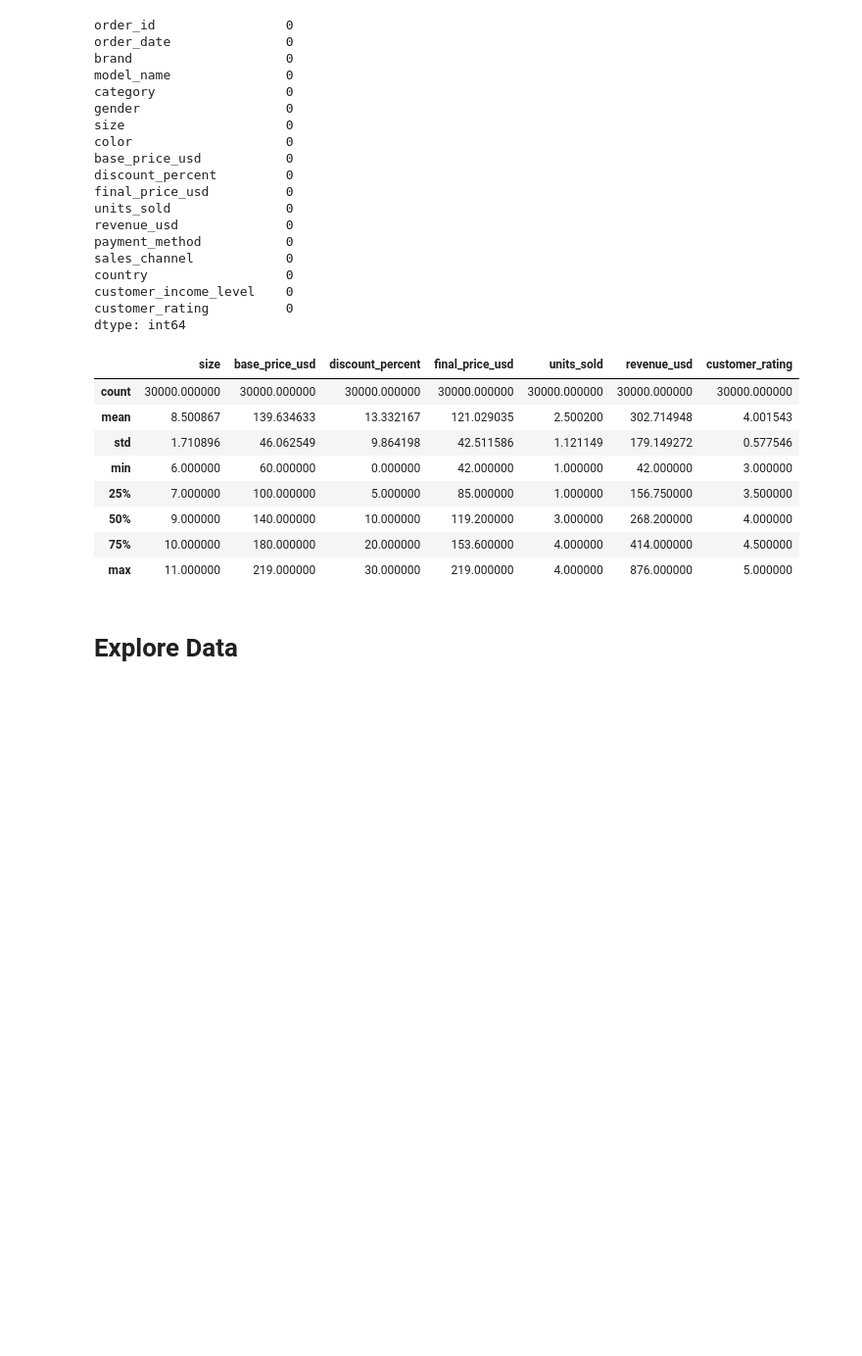
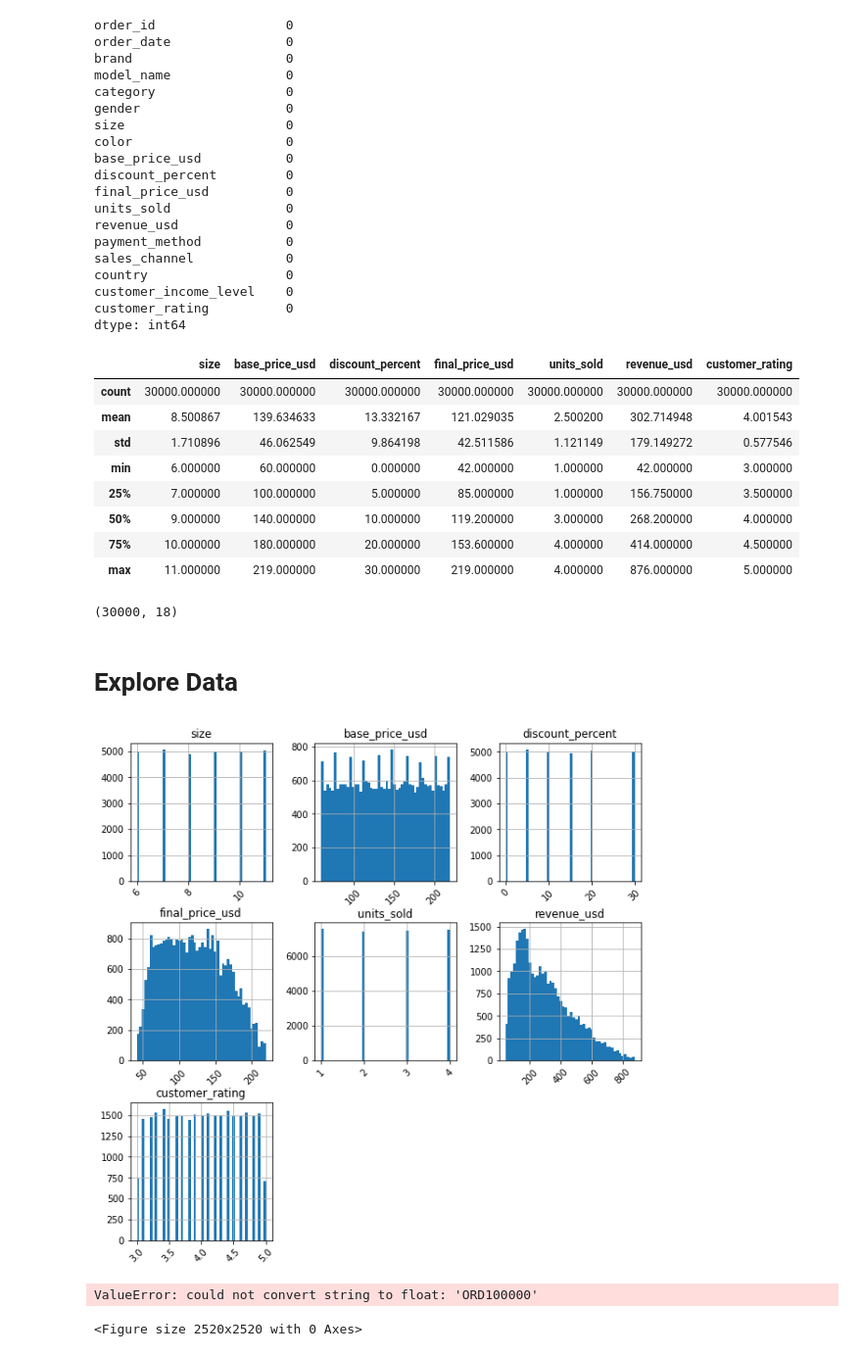
Before and after one commit to Fuady/sport_footware_price_prediction, a Jupyter notebook: notebook.ipynb, the cells around one changed output. Shown at 98% size. Saved outputs shown, nothing was run; the diff lists cells and outputs as text; code cells hidden in the pictures; blank space fills up the shorter version.

```diff
--- a/notebook.ipynb
+++ b/notebook.ipynb
@@ -115,5 +115,21 @@ df.describe()
 | 50% | 9.000000 | 140.000000 | 10.000000 | 119.200000 | 3.000000 | 268.200000 | 4.000000 |
 | 75% | 10.000000 | 180.000000 | 20.000000 | 153.600000 | 4.000000 | 414.000000 | 4.500000 |
 | max | 11.000000 | 219.000000 | 30.000000 | 219.000000 | 4.000000 | 876.000000 | 5.000000 |
+# %%
+df.shape
+# %% [output]
+(30000, 18)
 # %% [markdown]
 # Explore Data
+# %%
+df.hist(figsize=(10,10), xrot=45,bins=50)
+plt.show()
+# %% [output]
+[figure, added]
+# %%
+plt.figure(figsize=(35,35))
+sns.heatmap(data = df.corr(), cmap=sns.cubehelix_palette(as_cmap=True))
+plt.show()
+# %% [output]
+ValueError: could not convert string to float: 'ORD100000'
+<Figure size 2520x2520 with 0 Axes>
```
